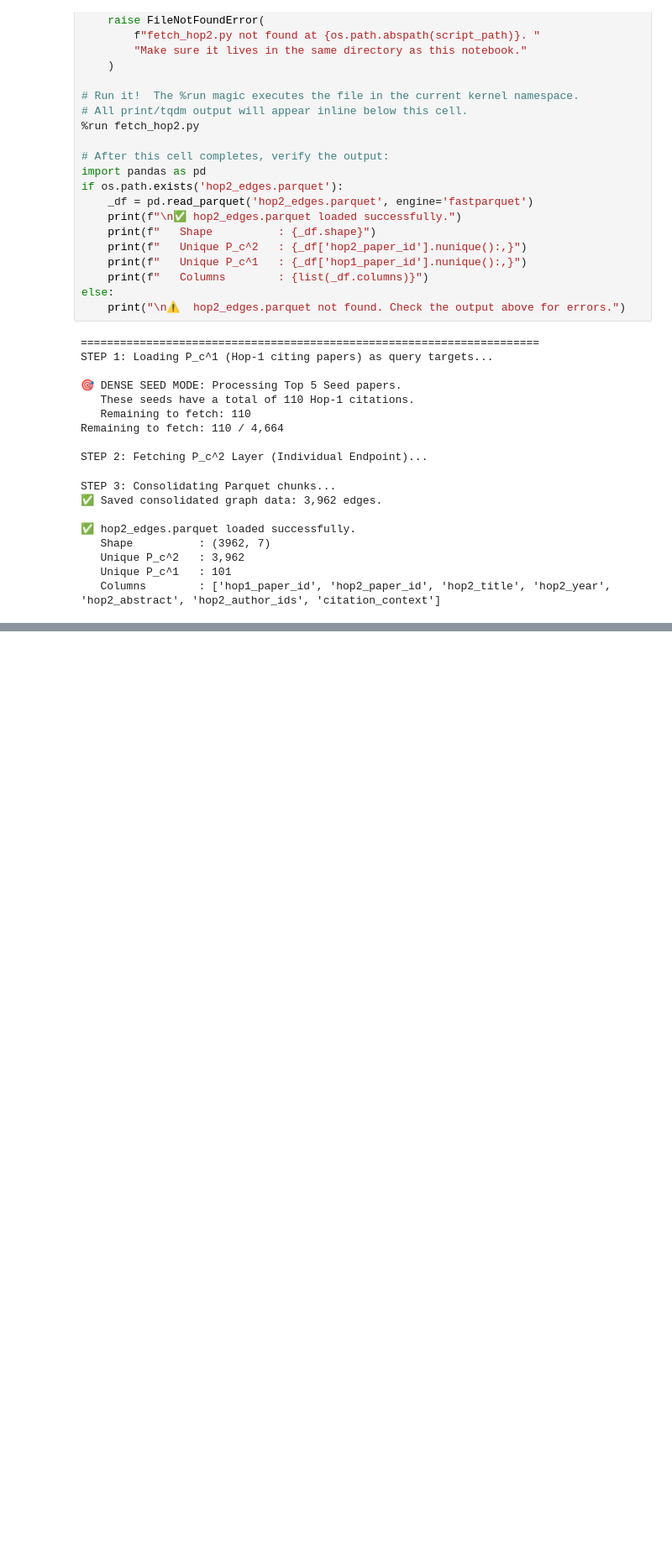
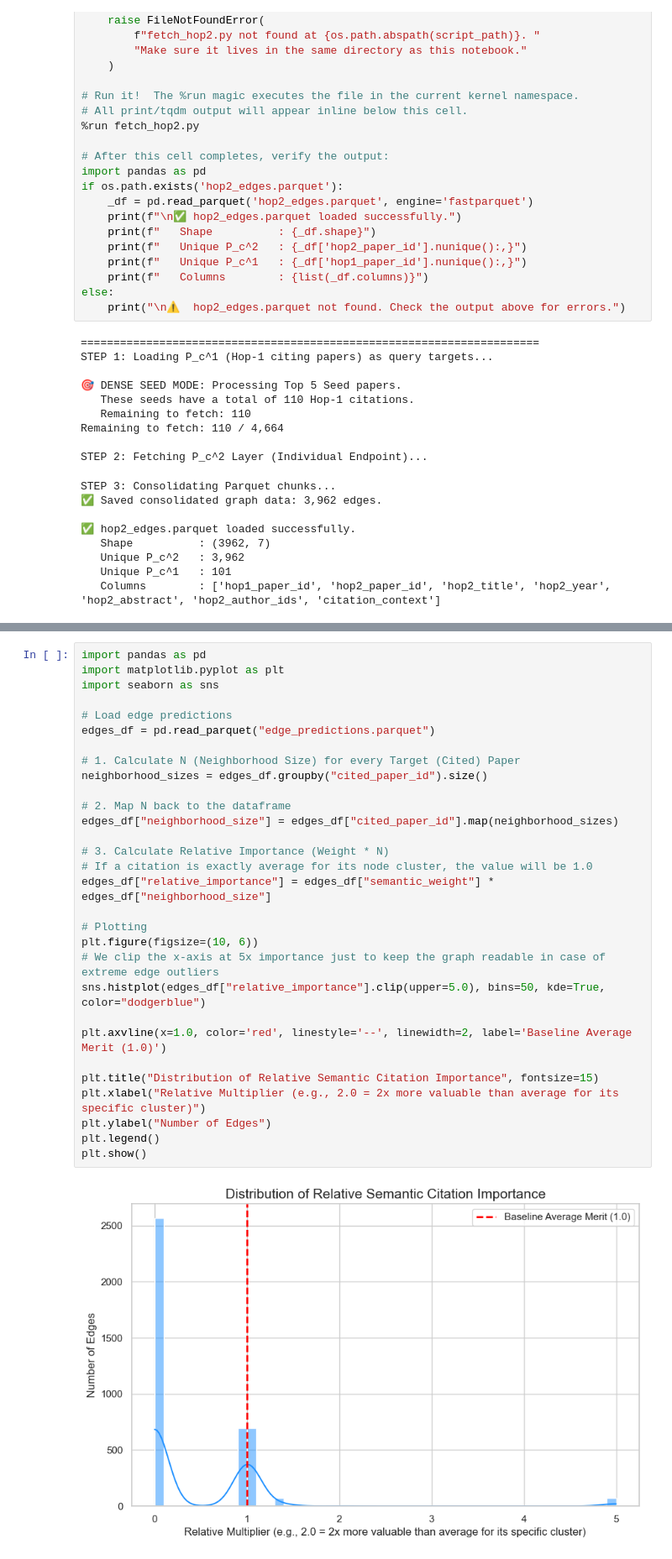
Before and after one commit to SanjanaHukkeriIIITH/DS-ResearchPaperPipeline, a Jupyter notebook: semantic_hpfrac/hpfrac.ipynb, the cells around one changed output, grey strips where cells are left out. Shown at 84% size. Saved outputs shown, nothing was run; the diff lists cells and outputs as text; blank space fills up the shorter version.

```diff
--- a/semantic_hpfrac/hpfrac.ipynb
+++ b/semantic_hpfrac/hpfrac.ipynb
@@ -1585,0 +1674,32 @@ STEP 3: Consolidating Parquet chunks...
+# %%
+import pandas as pd
+import matplotlib.pyplot as plt
+import seaborn as sns
+
+# Load edge predictions
+edges_df = pd.read_parquet("edge_predictions.parquet")
+
+# 1. Calculate N (Neighborhood Size) for every Target (Cited) Paper
+neighborhood_sizes = edges_df.groupby("cited_paper_id").size()
+
+# 2. Map N back to the dataframe
+edges_df["neighborhood_size"] = edges_df["cited_paper_id"].map(neighborhood_sizes)
+
+# 3. Calculate Relative Importance (Weight * N)
+# If a citation is exactly average for its node cluster, the value will be 1.0
+edges_df["relative_importance"] = edges_df["semantic_weight"] * edges_df["neighborhood_size"]
+
+# Plotting
+plt.figure(figsize=(10, 6))
+# We clip the x-axis at 5x importance just to keep the graph readable in case of extreme edge outliers
+sns.histplot(edges_df["relative_importance"].clip(upper=5.0), bins=50, kde=True, color="dodgerblue")
+
+plt.axvline(x=1.0, color='red', linestyle='--', linewidth=2, label='Baseline Average Merit (1.0)')
+
+plt.title("Distribution of Relative Semantic Citation Importance", fontsize=15)
+plt.xlabel("Relative Multiplier (e.g., 2.0 = 2x more valuable than average for its specific cluster)")
+plt.ylabel("Number of Edges")
+plt.legend()
+plt.show()
+# %% [output]
+[figure, added]
```
Also changed, not shown: parts of 17 cells of this notebook, 4 other files.
